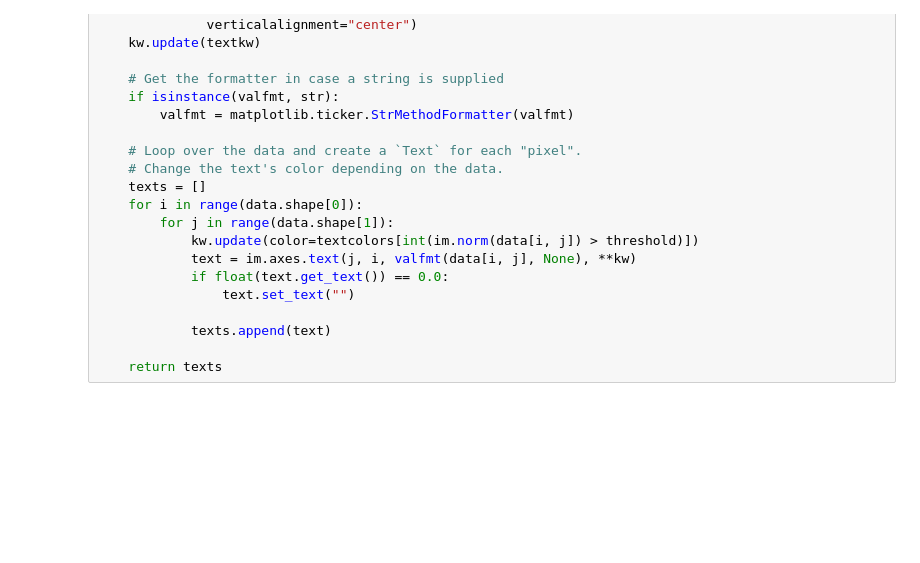
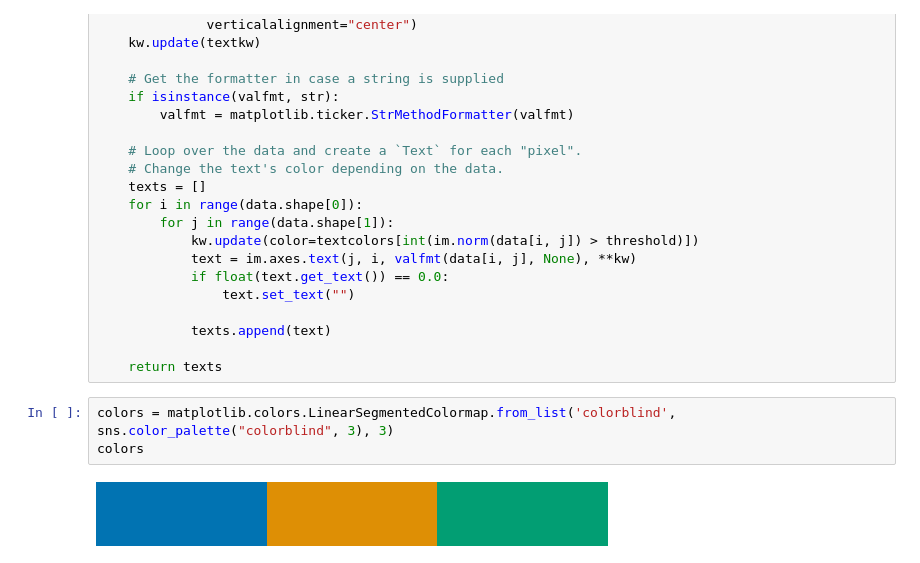
Before and after one commit to Genome-Function-Initiative-Oxford/REgulamentary, a Jupyter notebook: CHEERS.ipynb, the cells around one changed output. Saved outputs shown, nothing was run; the diff lists cells and outputs as text; blank space fills up the shorter version.

```diff
--- a/CHEERS.ipynb
+++ b/CHEERS.ipynb
@@ -156,3 +177,8 @@ def annotate_heatmap(im, data=None, valfmt="{x:.2f}",
             texts.append(text)
 
     return texts
+# %%
+colors = matplotlib.colors.LinearSegmentedColormap.from_list('colorblind', sns.color_palette("colorblind", 3), 3)
+colors
+# %% [output]
+[figure, added]
```
Also changed, not shown: parts of 7 cells of this notebook, 3 other files.
